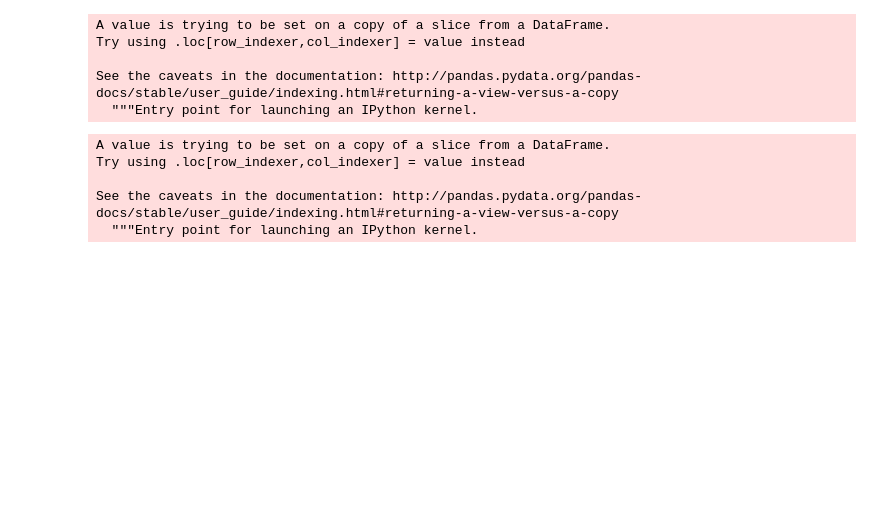
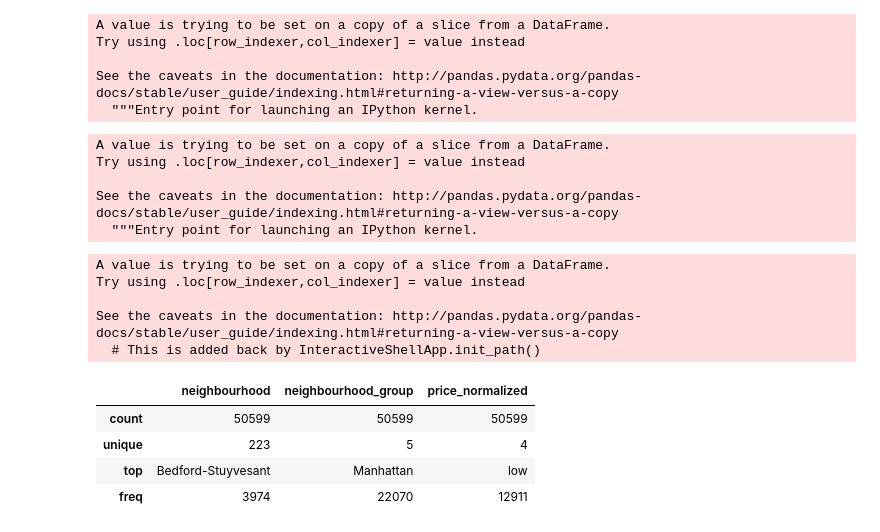
Before and after one commit to jasonmlkang/MAR653-FinalProject, a Jupyter notebook: final_project/explore_data.ipynb, the cells around one changed output. Drawn from its saved outputs; the diff is of its cells as text; code cells hidden in the pictures; blank space fills up the shorter version.

```diff
--- a/final_project/explore_data.ipynb
+++ b/final_project/explore_data.ipynb
@@ -429,0 +517,9 @@ listings_neighbourhood_df.head()
+# %%
+listings_neighbourhood_df['upper'] = 0
+listings_neighbourhood_df['upper_middle'] = 0
+listings_neighbourhood_df['lower_middle'] = 0
+listings_neighbourhood_df['lower'] = 0
+
+for i, row in listings_neighbourhood_df.iterrows():
+  match_row = prizm_zipcode_df.loc[prizm_zipcode_df['zipcode']==int(row['zipcode'])]
+  print(match_row)
@@ -430,6 +545,6 @@ listings_neighbourhood_df.head()
 # %%
 #from pandas import factorize
-listings_neighbourhood_df['neighbourhood_factor'] = listings_neighbourhood_df['neighbourhood'].factorize()[0]
+listings_neighbourhood_df['neighbourhood_normalized'] = listings_neighbourhood_df['neighbourhood'].factorize()[0]
 #listings_neighbourhood_df['neighbourhood'].factorize()[0]
 # %% [output]
 A value is trying to be set on a copy of a slice from a DataFrame.
@@ -438,10 +553,37 @@ Try using .loc[row_indexer,col_indexer] = value instead
 See the caveats in the documentation: http://pandas.pydata.org/pandas-docs/stable/user_guide/indexing.html#returning-a-view-versus-a-copy
   """Entry point for launching an IPython kernel.
 # %%
-listings_neighbourhood_df['neighbourhood_group_factor'] = listings_neighbourhood_df['neighbourhood_group'].factorize()[0]
+listings_neighbourhood_df['neighbourhood_group_normalized'] = listings_neighbourhood_df['neighbourhood_group'].factorize()[0]
 # %% [output]
 A value is trying to be set on a copy of a slice from a DataFrame.
 Try using .loc[row_indexer,col_indexer] = value instead
 
 See the caveats in the documentation: http://pandas.pydata.org/pandas-docs/stable/user_guide/indexing.html#returning-a-view-versus-a-copy
   """Entry point for launching an IPython kernel.
+# %%
+def set_price_level(x):
+    if 69 >= x:
+      return 'low'
+    elif 105 >= x:
+      return 'low medium'
+    elif 175 >= x:
+      return 'high medium'
+    else:
+      return 'high'
+
+listings_neighbourhood_df['price_normalized'] = listings_neighbourhood_df['price'].apply(set_price_level)
+# %% [output]
+A value is trying to be set on a copy of a slice from a DataFrame.
+Try using .loc[row_indexer,col_indexer] = value instead
+
+See the caveats in the documentation: http://pandas.pydata.org/pandas-docs/stable/user_guide/indexing.html#returning-a-view-versus-a-copy
+  # This is added back by InteractiveShellApp.init_path()
+# %%
+import numpy as np
+listings_neighbourhood_df.describe(include=[np.object])
+# %% [output]
+|  | neighbourhood | neighbourhood_group | price_normalized |
+| count | 50599 | 50599 | 50599 |
+| unique | 223 | 5 | 4 |
+| top | Bedford-Stuyvesant | Manhattan | low |
+| freq | 3974 | 22070 | 12911 |
```
Also changed, not shown: parts of 14 cells of this notebook.
